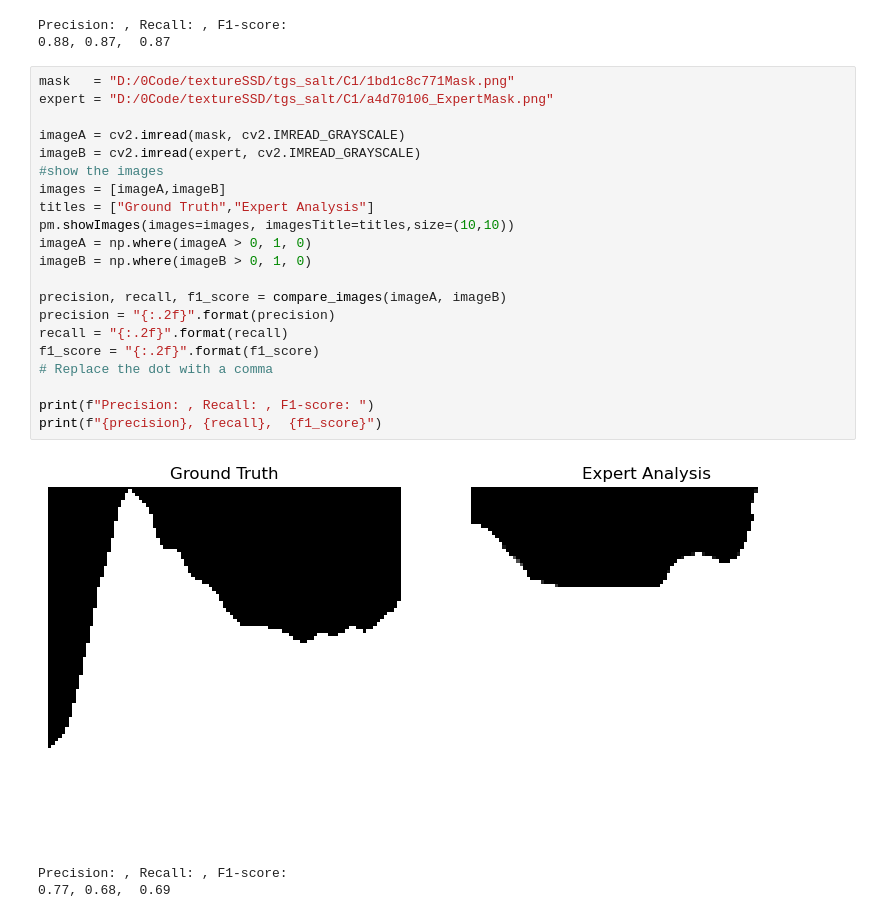
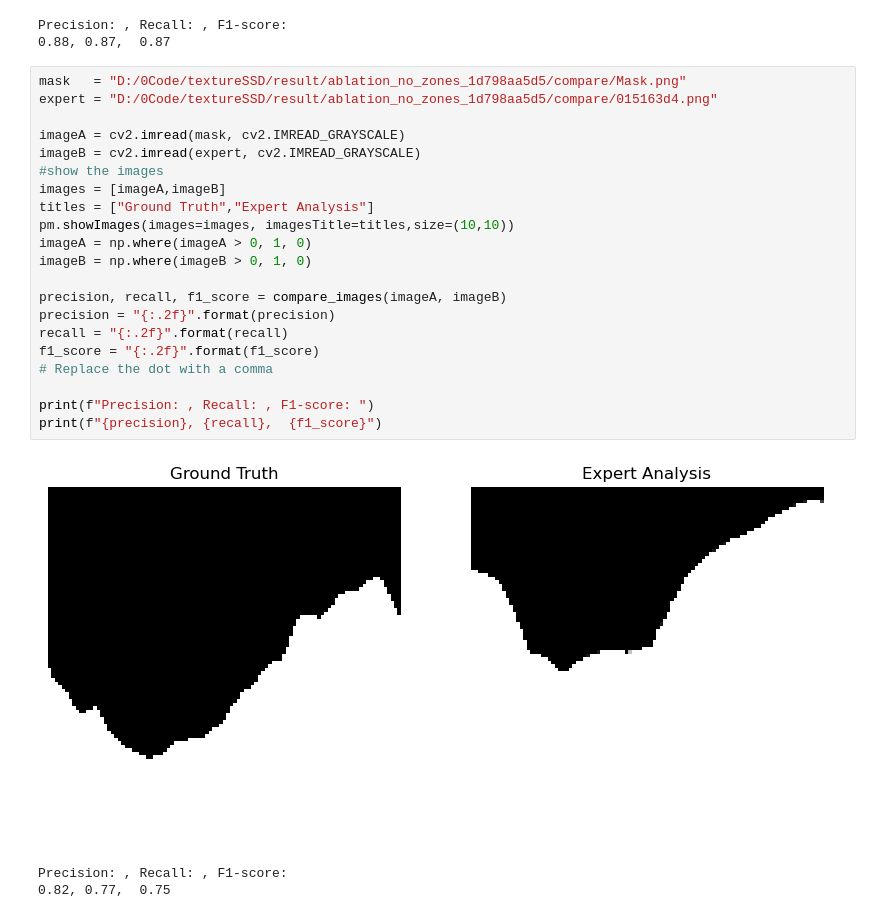
Before and after one commit to lucterres/textureSSD, a Jupyter notebook: expertAvaliation.ipynb, the cells around one changed output. Drawn from its saved outputs; the diff is of its cells as text.

Commit message:
calculate Ablation Metrics

```diff
--- a/expertAvaliation.ipynb
+++ b/expertAvaliation.ipynb
@@ -45,27 +45,27 @@ expert  ="tgs_salt/"+image+"claudio.png"
 Precision: , Recall: , F1-score:
 0.88, 0.87,  0.87
 # %%
-mask   = "D:/0Code/textureSSD/tgs_salt/C1/1bd1c8c771Mask.png"
-expert = "D:/0Code/textureSSD/tgs_salt/C1/a4d70106_ExpertMask.png"
+mask   = "D:/0Code/textureSSD/result/ablation_no_zones_1d798aa5d5/compare/Mask.png"
+expert = "D:/0Code/textureSSD/result/ablation_no_zones_1d798aa5d5/compare/015163d4.png"
 
 imageA = cv2.imread(mask, cv2.IMREAD_GRAYSCALE)
 imageB = cv2.imread(expert, cv2.IMREAD_GRAYSCALE)
 #show the images
 images = [imageA,imageB]
 titles = ["Ground Truth","Expert Analysis"]
 pm.showImages(images=images, imagesTitle=titles,size=(10,10))
 imageA = np.where(imageA > 0, 1, 0)
 imageB = np.where(imageB > 0, 1, 0)
 
 precision, recall, f1_score = compare_images(imageA, imageB)
 precision = "{:.2f}".format(precision)
 recall = "{:.2f}".format(recall)
 f1_score = "{:.2f}".format(f1_score)
 # Replace the dot with a comma
 
 print(f"Precision: , Recall: , F1-score: ")
 print(f"{precision}, {recall},  {f1_score}")
 # %% [output]
-[figure, old version]
+[figure, new version]
 Precision: , Recall: , F1-score:
-0.77, 0.68,  0.69
+0.82, 0.77,  0.75
```
Also changed, not shown: parts of 1 cell of this notebook, 40 other files.
